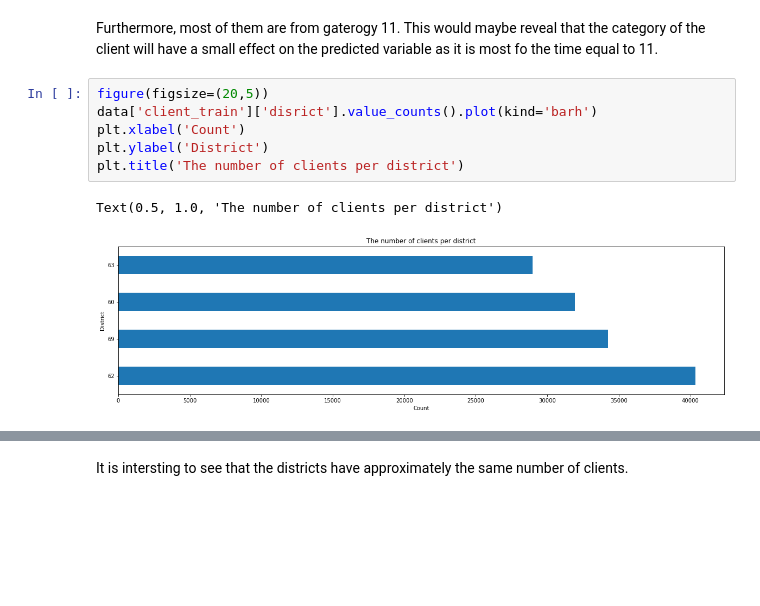
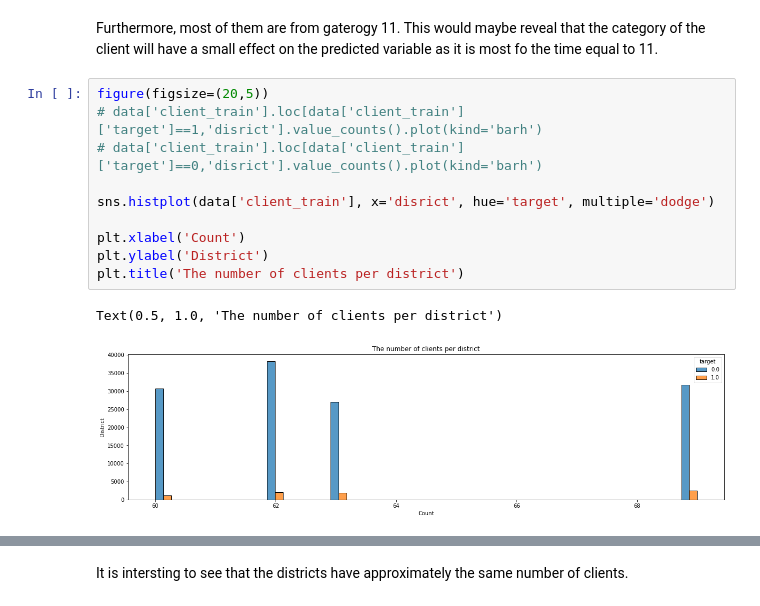
Before and after one commit to ChihabFortas/Fraud-detection-Model, a Jupyter notebook: ML_academy_Project_1.ipynb, the cells around one changed output, grey strips where cells are left out. Drawn from its saved outputs; the diff is of its cells as text; blank space fills up the shorter version.

```diff
--- a/ML_academy_Project_1.ipynb
+++ b/ML_academy_Project_1.ipynb
@@ -171,10 +176,14 @@ Text(0.5, 1.0, 'The number of clients per category')
 Furthermore, most of them are from gaterogy 11. This would maybe reveal that the category of the client will have a small effect on the predicted variable as it is most fo the time equal to 11.
 # %%
 figure(figsize=(20,5))
-data['client_train']['disrict'].value_counts().plot(kind='barh')
+# data['client_train'].loc[data['client_train']['target']==1,'disrict'].value_counts().plot(kind='barh')
+# data['client_train'].loc[data['client_train']['target']==0,'disrict'].value_counts().plot(kind='barh')
+
+sns.histplot(data['client_train'], x='disrict', hue='target', multiple='dodge')
+
 plt.xlabel('Count')
 plt.ylabel('District')
 plt.title('The number of clients per district')
 # %% [output]
 Text(0.5, 1.0, 'The number of clients per district')
-[figure, old version]
+[figure, new version]
```
Also changed, not shown: parts of 11 cells of this notebook.
